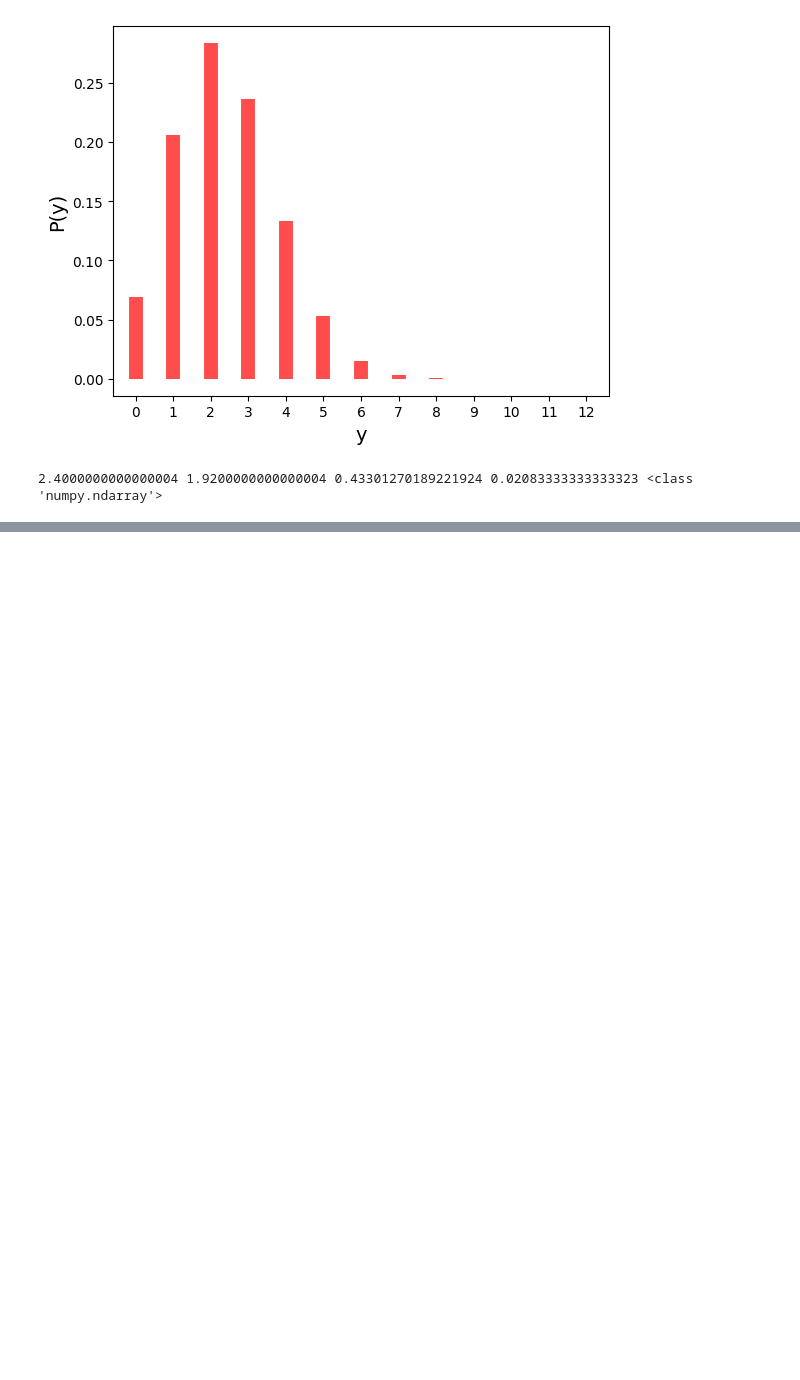
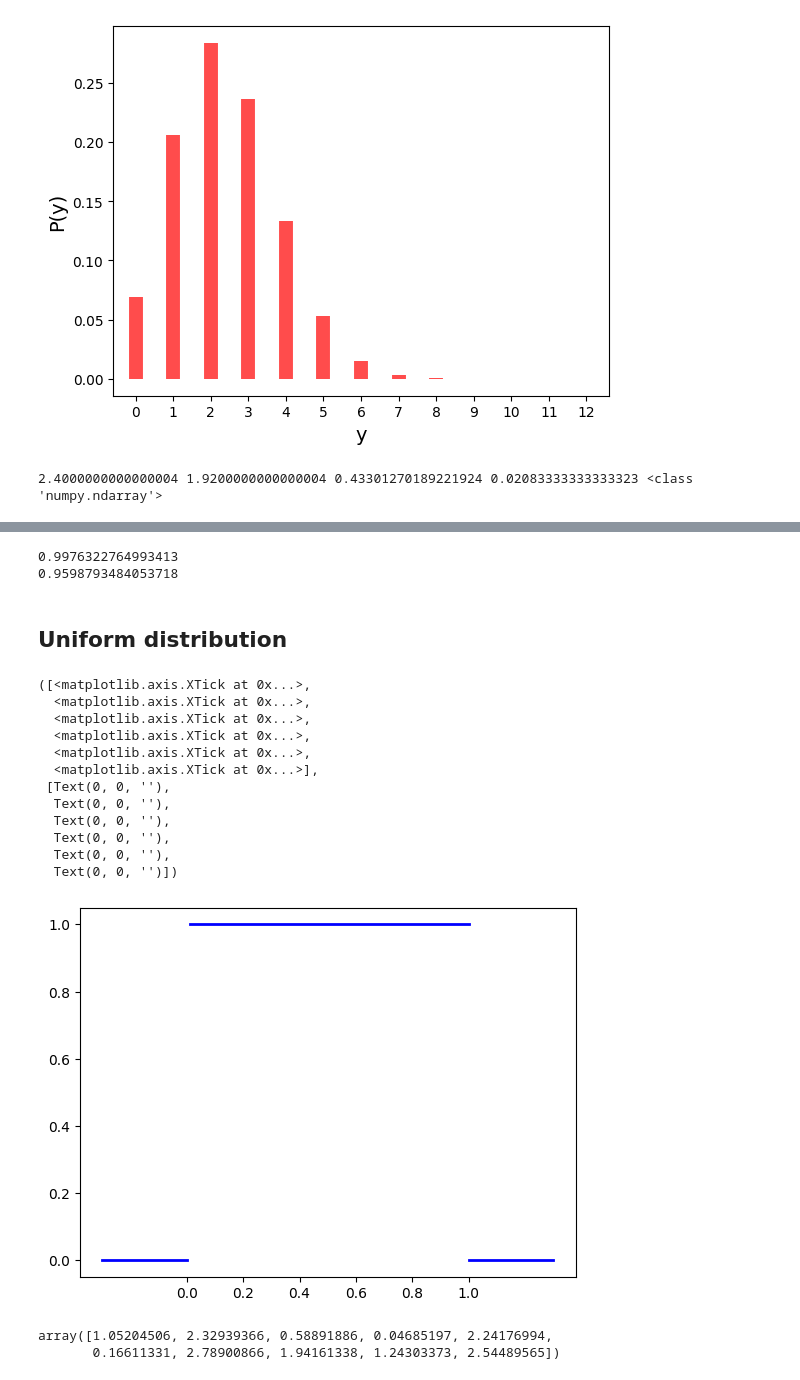
Before and after one commit to ABZ187/Foundations-of-Statistics-for-Data-Scientists_Alan-Agresti-Maria-Kateri, a Jupyter notebook: ch2.ipynb, the cells around one changed output, grey strips where cells are left out. Cells and saved outputs as stored; diff of their text form; code cells hidden in the pictures; blank space fills up the shorter version.

```diff
--- a/ch2.ipynb
+++ b/ch2.ipynb
@@ -69,0 +89,39 @@ print(mean,variance,skewness,kurtosis,type(mean))
+# %%
+from scipy.stats import poisson
+poisson.pmf(0,10) #P(y=0) if mean=10
+print(poisson.cdf(130,100) - poisson.cdf(69,100)) #mean=100. probability between 3 SD.
+print(poisson.cdf(120,100) - poisson.cdf(79,100)) # probability between 2 SD.
+# %% [output]
+0.9976322764993413
+0.9598793484053718
+# %% [markdown]
+## Uniform distribution
+# %%
+from scipy.stats import uniform
+import matplotlib.pyplot as plt
+import numpy as np
+x=np.linspace(uniform.ppf(0.01),uniform.ppf(1),100) # array of equally spaced no.s. ppf = commulative prob. at prob.
+fig2,ax2 = plt.subplots(1,1)
+ax2.plot(x,uniform.pdf(x),  lw=2, color='blue') # pdf at x
+plt.plot([-0.3, 0], [0, 0], lw=2, color='blue') #points meeting on x-axis [-0.3,0] and on y-axis [0,0]
+plt.plot([1,1.3],[0,0], lw=2, color='blue')
+plt.xticks(np.arange(0,1.2,0.2))
+# %% [output]
+([<matplotlib.axis.XTick at 0x...>,
+  <matplotlib.axis.XTick at 0x...>,
+  <matplotlib.axis.XTick at 0x...>,
+  <matplotlib.axis.XTick at 0x...>,
+  <matplotlib.axis.XTick at 0x...>,
+  <matplotlib.axis.XTick at 0x...>],
+ [Text(0, 0, ''),
+  Text(0, 0, ''),
+  Text(0, 0, ''),
+  Text(0, 0, ''),
+  Text(0, 0, ''),
+  Text(0, 0, '')])
+[figure, added]
+# %%
+uniform.rvs(0,3,10) #an array containing 10 uniformly distributed elements between 0 to 3
+# %% [output]
+array([1.05204506, 2.32939366, 0.58891886, 0.04685197, 2.24176994,
+       0.16611331, 2.78900866, 1.94161338, 1.24303373, 2.54489565])
```
Also changed, not shown: parts of 9 cells of this notebook.
